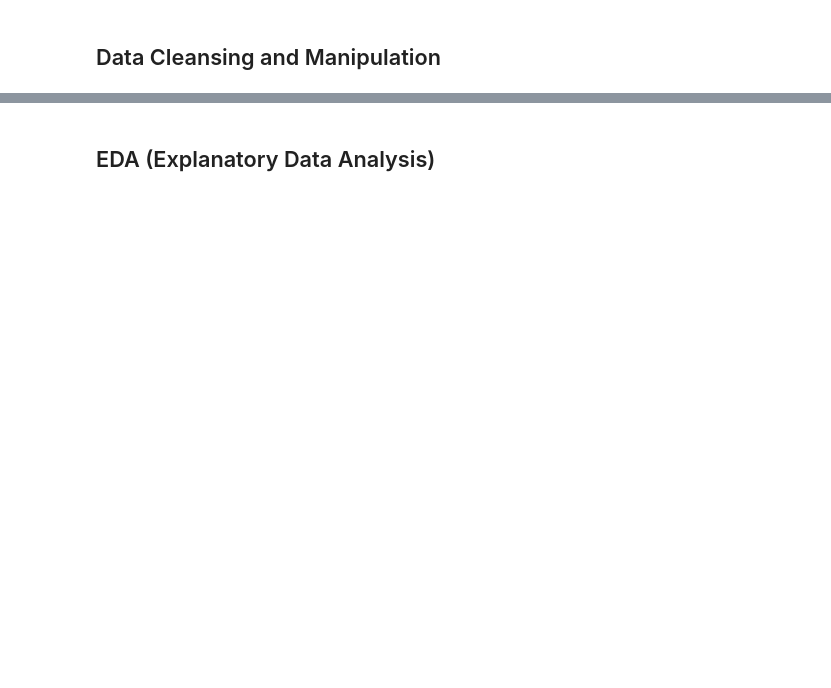
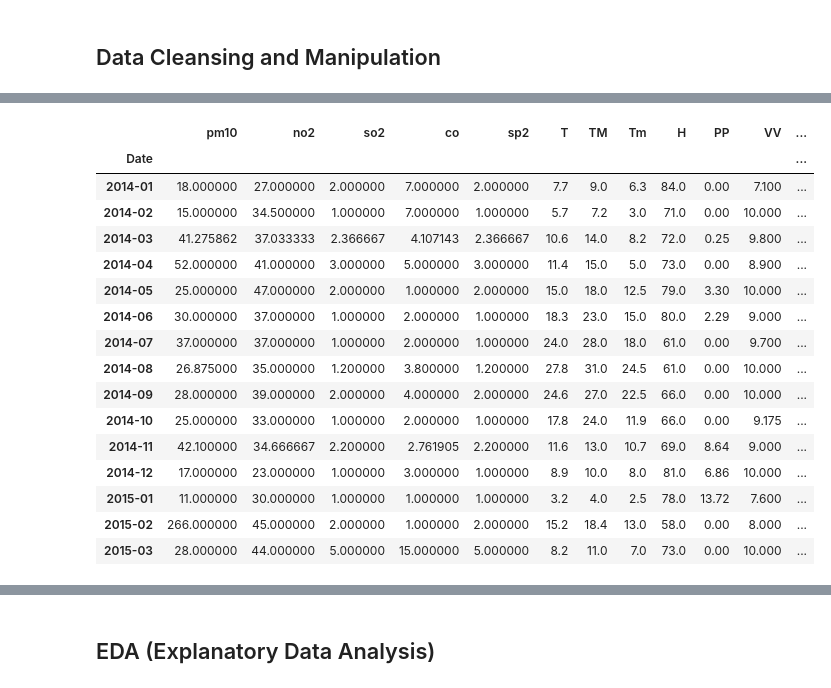
Before and after one commit to erolerdogan/AirQuality_in_Istanbul, a Jupyter notebook: AQI_in_Istanbul.ipynb, the cells around one changed output, grey strips where cells are left out. Drawn from its saved outputs; the diff is of its cells as text; code cells hidden in the pictures; blank space fills up the shorter version.

```diff
--- a/AQI_in_Istanbul.ipynb
+++ b/AQI_in_Istanbul.ipynb
@@ -153,0 +220,4 @@ df.shape
+# %%
+aqi_second.Date = pd.to_datetime(aqi_second.Date).dt.strftime("%Y-%m-%d")
+
+aqi_second.head()
@@ -183,0 +258,10 @@ df.describe()
+# %%
+# Combined Istanbul Ministry data and website data
+aqi = pd.concat([aqi_first, aqi_second])
+
+# Converting the numeric values to float64 from object
+aqi[["pm2.5", "pm10", "o3", "no2", "so2", "co"]] = aqi[["pm2.5", "pm10", "o3",
+                                                                    "no2", "so2", "co"]].astype(dtype="float64",
+                                                                                                           errors="ignore")
+aqi.Date = pd.to_datetime(aqi.Date)
+aqi.head()
@@ -207,0 +305,14 @@ Name: VV, dtype: float64
+# %%
+# Merging all data. Air Quality Dataset - Climate Information Dataset
+combined_df = pd.merge(aqi, detailed_data_df, on="Date", how="right")
+
+#combined_df.set_index([combined_df.Date], inplace=True)
+combined_df.sort_values(by="Date", inplace=True)
+combined_df.Date = pd.to_datetime(combined_df.Date).dt.strftime('%Y-%m')
+combined_df.drop(["SLP", "o3", "pm2.5"], axis=1, inplace=True)
+#combined_df.dropna(how="all", inplace=True)
+
+# creating Month column to use later
+for i in range(len(combined_df)):
+    combined_df.loc[i, "Month"] = combined_df.Date[i].split("-")[1]
+    combined_df.loc[i, "Year"] = combined_df.Date[i].split("-")[0]
@@ -207,0 +328,10 @@ Name: VV, dtype: float64
+# %%
+for date in set(list(combined_df.Date)):
+    for column in combined_df.columns[1:-2]:
+        mask = combined_df.Date == date
+        mean = combined_df[mask][column].mean()
+
+        #if str(mean) == "nan":
+        #    print(" {}'s column {} is completely NaN".format(date, column))
+
+        combined_df.loc[mask, column] = combined_df.loc[mask, column].fillna(mean)
@@ -207,0 +380,21 @@ Name: VV, dtype: float64
+# %%
+grouped_combined_df = combined_df.groupby(["Date"], sort=False).first()
+grouped_combined_df.head(15)
+# %% [output]
+|  | pm10 | no2 | so2 | co | sp2 | T | TM | Tm | H | PP | VV | ... |
+| Date |  |  |  |  |  |  |  |  |  |  |  | ... |
+| 2014-01 | 18.000000 | 27.000000 | 2.000000 | 7.000000 | 2.000000 | 7.7 | 9.0 | 6.3 | 84.0 | 0.00 | 7.100 | ... |
+| 2014-02 | 15.000000 | 34.500000 | 1.000000 | 7.000000 | 1.000000 | 5.7 | 7.2 | 3.0 | 71.0 | 0.00 | 10.000 | ... |
+| 2014-03 | 41.275862 | 37.033333 | 2.366667 | 4.107143 | 2.366667 | 10.6 | 14.0 | 8.2 | 72.0 | 0.25 | 9.800 | ... |
+| 2014-04 | 52.000000 | 41.000000 | 3.000000 | 5.000000 | 3.000000 | 11.4 | 15.0 | 5.0 | 73.0 | 0.00 | 8.900 | ... |
+| 2014-05 | 25.000000 | 47.000000 | 2.000000 | 1.000000 | 2.000000 | 15.0 | 18.0 | 12.5 | 79.0 | 3.30 | 10.000 | ... |
+| 2014-06 | 30.000000 | 37.000000 | 1.000000 | 2.000000 | 1.000000 | 18.3 | 23.0 | 15.0 | 80.0 | 2.29 | 9.000 | ... |
+| 2014-07 | 37.000000 | 37.000000 | 1.000000 | 2.000000 | 1.000000 | 24.0 | 28.0 | 18.0 | 61.0 | 0.00 | 9.700 | ... |
+| 2014-08 | 26.875000 | 35.000000 | 1.200000 | 3.800000 | 1.200000 | 27.8 | 31.0 | 24.5 | 61.0 | 0.00 | 10.000 | ... |
+| 2014-09 | 28.000000 | 39.000000 | 2.000000 | 4.000000 | 2.000000 | 24.6 | 27.0 | 22.5 | 66.0 | 0.00 | 10.000 | ... |
+| 2014-10 | 25.000000 | 33.000000 | 1.000000 | 2.000000 | 1.000000 | 17.8 | 24.0 | 11.9 | 66.0 | 0.00 | 9.175 | ... |
+| 2014-11 | 42.100000 | 34.666667 | 2.200000 | 2.761905 | 2.200000 | 11.6 | 13.0 | 10.7 | 69.0 | 8.64 | 9.000 | ... |
+| 2014-12 | 17.000000 | 23.000000 | 1.000000 | 3.000000 | 1.000000 | 8.9 | 10.0 | 8.0 | 81.0 | 6.86 | 10.000 | ... |
+| 2015-01 | 11.000000 | 30.000000 | 1.000000 | 1.000000 | 1.000000 | 3.2 | 4.0 | 2.5 | 78.0 | 13.72 | 7.600 | ... |
+| 2015-02 | 266.000000 | 45.000000 | 2.000000 | 1.000000 | 2.000000 | 15.2 | 18.4 | 13.0 | 58.0 | 0.00 | 8.000 | ... |
+| 2015-03 | 28.000000 | 44.000000 | 5.000000 | 15.000000 | 5.000000 | 8.2 | 11.0 | 7.0 | 73.0 | 0.00 | 10.000 | ... |
```
Also changed, not shown: parts of 46 cells of this notebook.
